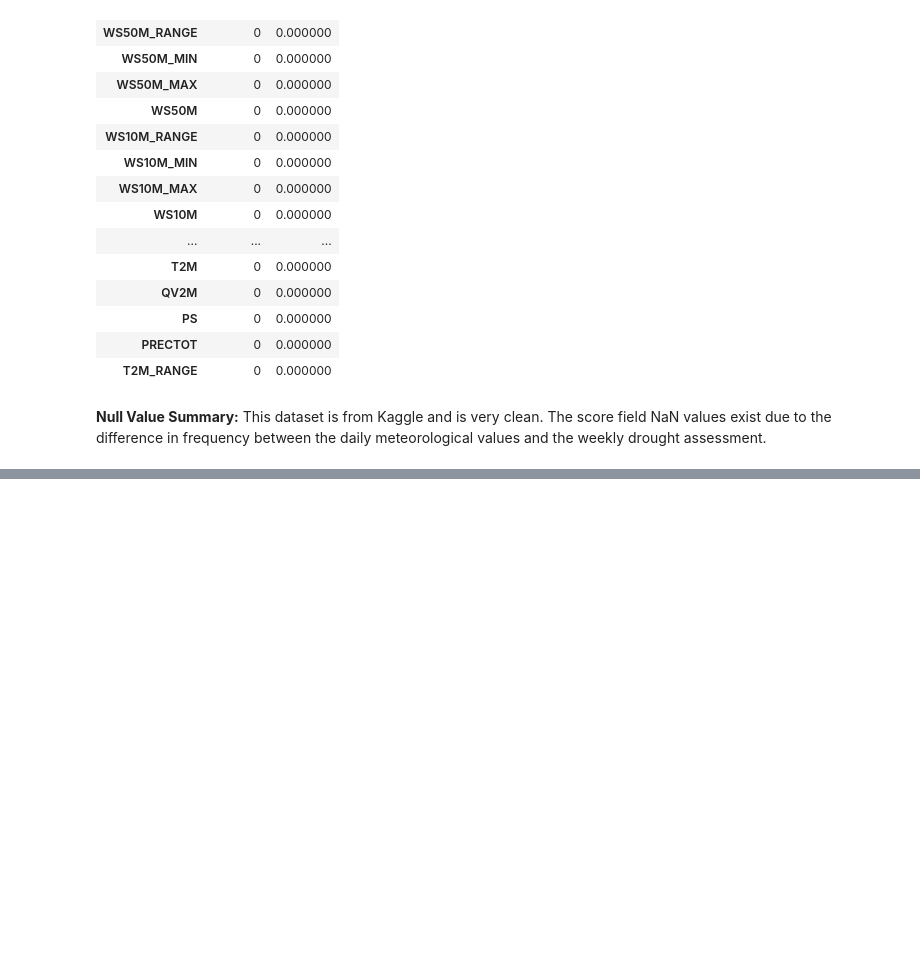
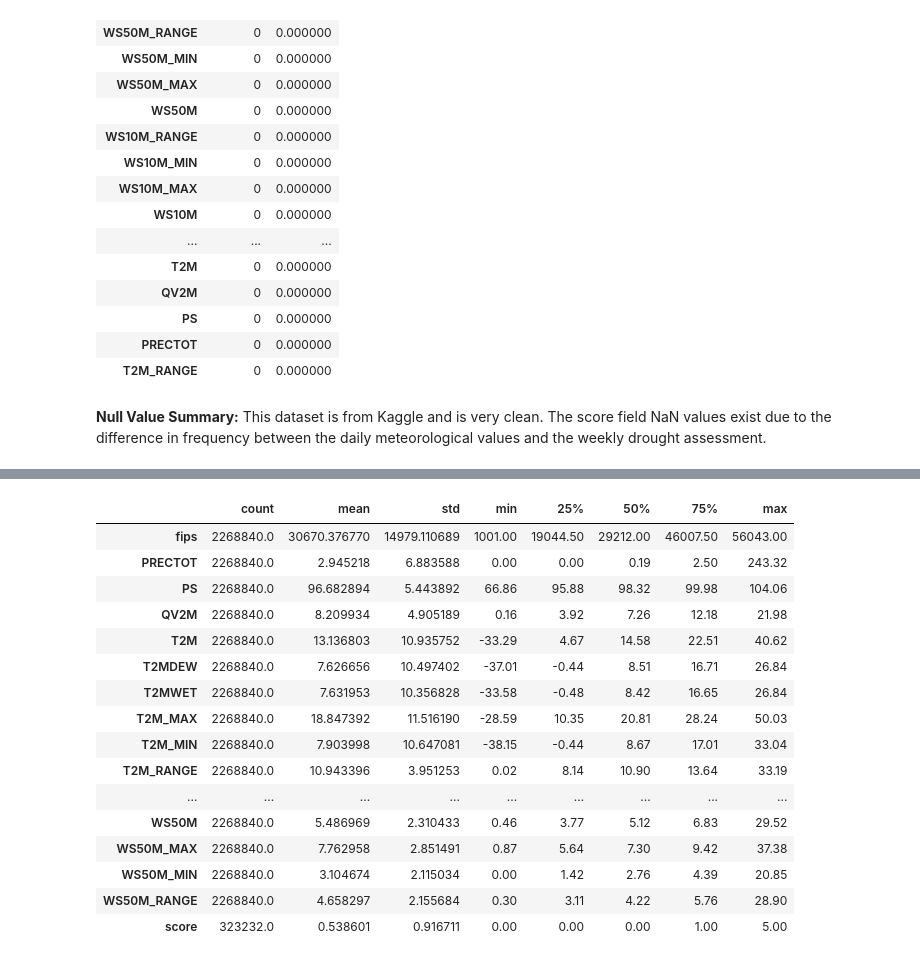
Before and after one commit to ChadDelany/drought_prediction, a Jupyter notebook: Notebooks/01_DataWrangling.ipynb, the cells around one changed output, grey strips where cells are left out. Saved outputs shown, nothing was run; the diff lists cells and outputs as text; code cells hidden in the pictures; blank space fills up the shorter version.

```diff
--- a/Notebooks/01_DataWrangling.ipynb
+++ b/Notebooks/01_DataWrangling.ipynb
@@ -253,0 +298,21 @@ missing_test.sort_values(by='count', ascending=False)
+# %%
+# Numerical features of the validation dataset.
+validation_set.describe().T
+# %% [output]
+|  | count | mean | std | min | 25% | 50% | 75% | max |
+| fips | 2268840.0 | 30670.376770 | 14979.110689 | 1001.00 | 19044.50 | 29212.00 | 46007.50 | 56043.00 |
+| PRECTOT | 2268840.0 | 2.945218 | 6.883588 | 0.00 | 0.00 | 0.19 | 2.50 | 243.32 |
+| PS | 2268840.0 | 96.682894 | 5.443892 | 66.86 | 95.88 | 98.32 | 99.98 | 104.06 |
+| QV2M | 2268840.0 | 8.209934 | 4.905189 | 0.16 | 3.92 | 7.26 | 12.18 | 21.98 |
+| T2M | 2268840.0 | 13.136803 | 10.935752 | -33.29 | 4.67 | 14.58 | 22.51 | 40.62 |
+| T2MDEW | 2268840.0 | 7.626656 | 10.497402 | -37.01 | -0.44 | 8.51 | 16.71 | 26.84 |
+| T2MWET | 2268840.0 | 7.631953 | 10.356828 | -33.58 | -0.48 | 8.42 | 16.65 | 26.84 |
+| T2M_MAX | 2268840.0 | 18.847392 | 11.516190 | -28.59 | 10.35 | 20.81 | 28.24 | 50.03 |
+| T2M_MIN | 2268840.0 | 7.903998 | 10.647081 | -38.15 | -0.44 | 8.67 | 17.01 | 33.04 |
+| T2M_RANGE | 2268840.0 | 10.943396 | 3.951253 | 0.02 | 8.14 | 10.90 | 13.64 | 33.19 |
+| ... | ... | ... | ... | ... | ... | ... | ... | ... |
+| WS50M | 2268840.0 | 5.486969 | 2.310433 | 0.46 | 3.77 | 5.12 | 6.83 | 29.52 |
+| WS50M_MAX | 2268840.0 | 7.762958 | 2.851491 | 0.87 | 5.64 | 7.30 | 9.42 | 37.38 |
+| WS50M_MIN | 2268840.0 | 3.104674 | 2.115034 | 0.00 | 1.42 | 2.76 | 4.39 | 20.85 |
+| WS50M_RANGE | 2268840.0 | 4.658297 | 2.155684 | 0.30 | 3.11 | 4.22 | 5.76 | 28.90 |
+| score | 323232.0 | 0.538601 | 0.916711 | 0.00 | 0.00 | 0.00 | 1.00 | 5.00 |
```
Also changed, not shown: parts of 6 cells of this notebook.
